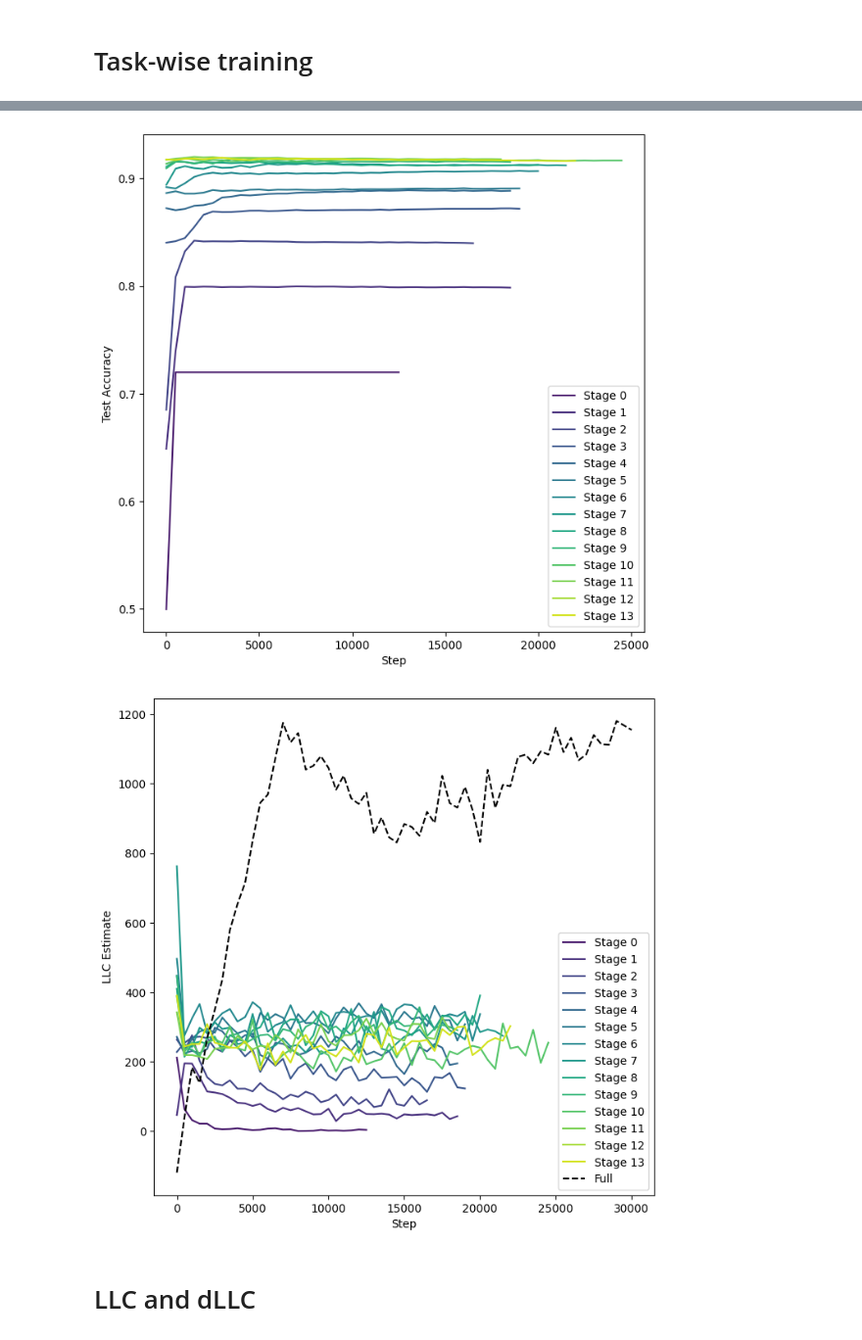
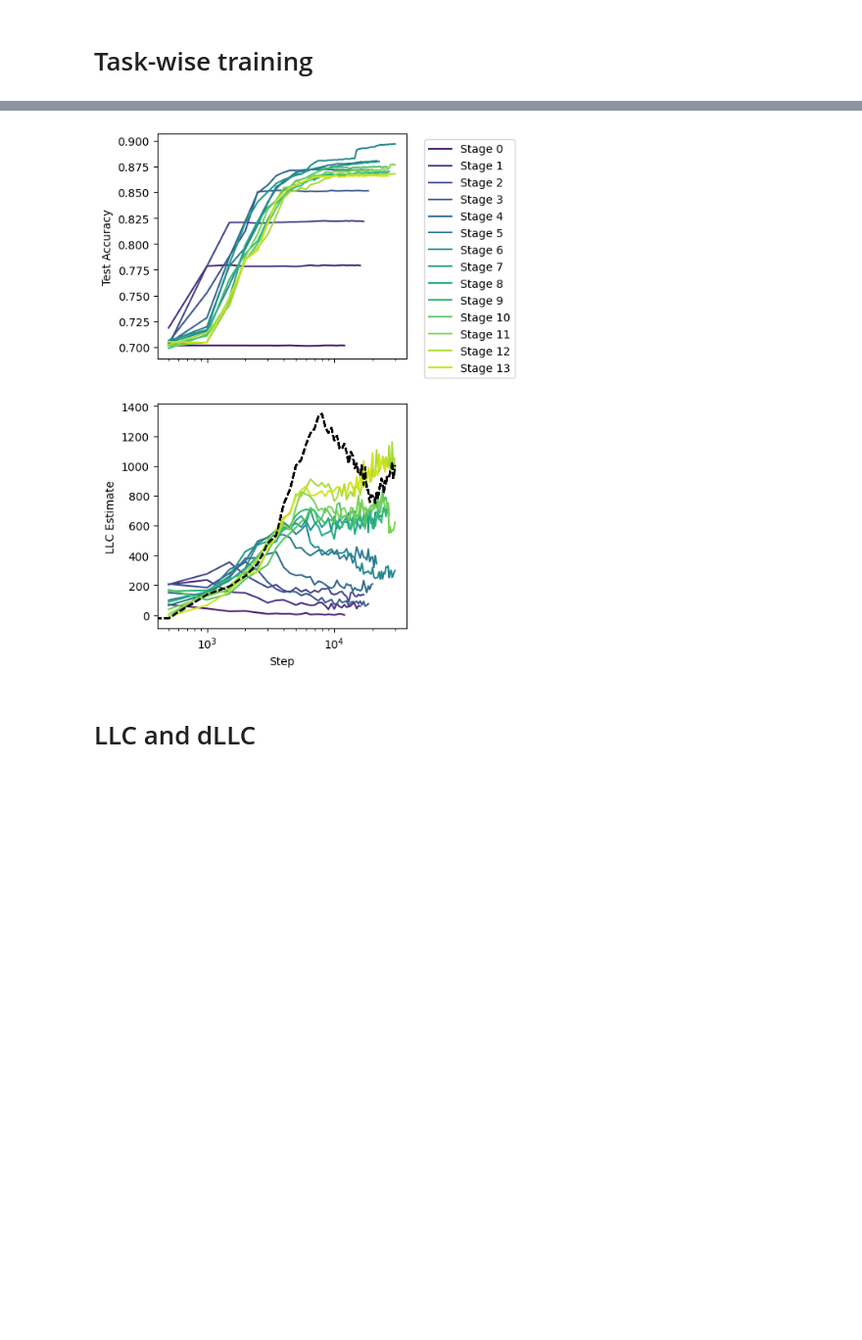
Before and after one commit to edmundlth/neural_network_stagewise_learning, a Jupyter notebook: multitask_sparse_parity.ipynb, the cells around one changed output, grey strips where cells are left out. Shown at 98% size. Saved outputs shown, nothing was run; the diff lists cells and outputs as text; code cells hidden in the pictures; blank space fills up the shorter version.

```diff
--- a/multitask_sparse_parity.ipynb
+++ b/multitask_sparse_parity.ipynb
@@ -242,7 +229,7 @@ while step < num_steps + extra_steps:
             )
             trace_start = min(int(burn_in_prop * len(loss_trace)), len(loss_trace) - 1)
             init_loss = loss_fn(param, x_train, y)
-            lambdahat = float(np.mean(loss_trace[trace_start:]) - init_loss) * num_train_samples * itemp
+            lambdahat = float(np.mean(loss_trace[trace_start:]) - init_loss) * num_training_samples * itemp
             rec.update(
                 {
                     "llc_est": float(lambdahat),
@@ -382,15 +369,9 @@ plt.hist(np.linalg.norm(model.apply(param, None, test_features).squeeze(), axis=
 # %% [markdown]
 # Task-wise training
 # %%
-early_stopping_epsilon = 1e-8
-num_stages = 15
-
-param_stage = param_init
-optimizer_stage = optax.adam(learning_rate)
-opt_state_stage = optimizer_stage.init(param_stage)
 
 stage_records = []
-for stage in range(1, num_stages):
+for stage in range(1, max_num_stages):
     task_ids = np.arange(stage).astype(int)
     stage_mask = (train_features[:, task_ids[0]] == 1)
 
@@ -400,9 +381,13 @@ for stage in range(1, num_stages):
     stage_labels = train_labels[stage_mask]
     print(stage_features.shape, stage_labels.shape)
 
+    # reinitialize parameter for each stage
+    param_stage = param_init
+    optimizer_stage = optax.adam(learning_rate)
+    opt_state_stage = optimizer_stage.init(param_stage)
 
     # Create data generator
-    rng_key, gen_key = jax.random.split(rng_key)
+    rngkey, gen_key = jax.random.split(rngkey)
     train_gen_stage = data_generator(stage_features, stage_labels, batch_size, gen_key)
 
     # Training loop
@@ -445,7 +430,7 @@ for stage in range(1, num_stages):
                 )
                 trace_start = min(int(burn_in_prop * len(loss_trace)), len(loss_trace) - 1)
                 init_loss = loss_fn(param_stage, x_train, y)
-                lambdahat = float(np.mean(loss_trace[trace_start:]) - init_loss) * num_train_samples * itemp
+                lambdahat = float(np.mean(loss_trace[trace_start:]) - init_loss) * num_training_samples * itemp
                 rec.update(
                     {
                         "llc_est": float(lambdahat),
@@ -487,25 +472,30 @@ Stage 14, Step  22000, Loss: 0.00000001, Test Acc: 0.92, llc_est: 302.60
 # %%
 num_to_plot = len(stage_records)
+
 with sns.color_palette("viridis", n_colors=num_to_plot):
-    fig, ax = plt.subplots(1, 1, figsize=(8, 8))
+    fig, axes = plt.subplots(2, 1, figsize=(4, 8), sharex=True)
+
     for stage, stage_rec in enumerate(stage_records[:num_to_plot]):
         df_stage = pd.DataFrame(stage_rec)
+        df_stage = df_stage[df_stage["step"] > 100]
+        ax = axes[0]
         ax.plot(df_stage["step"], df_stage["test_acc"], label=f"Stage {stage}")
-    ax.legend()
-    ax.set_xlabel("Step")
-    ax.set_ylabel("Test Accuracy")
+        ax.legend(bbox_to_anchor=(1.05, 1), loc='upper left')
+        # ax.set_xlabel("Step")
+        ax.set_ylabel("Test Accuracy")
 
-    fig, ax = plt.subplots(1, 1, figsize=(8, 8))
-    for stage, stage_rec in enumerate(stage_records[:num_to_plot]):
-        df_stage = pd.DataFrame(stage_rec)
+        ax = axes[1]
         ax.plot(df_stage["step"], df_stage["llc_est"], label=f"Stage {stage}")
-    ax.plot(df["step"], df["llc_est"], "k--", label="Full")
-    ax.legend()
-    ax.set_xlabel("Step")
-    ax.set_ylabel("LLC Estimate")
+        ax.plot(df["step"], df["llc_est"], "k--", label="Full")
+        # ax.legend(bbox_to_anchor=(1.05, 1), loc='upper left')
+        ax.set_xlabel("Step")
+        ax.set_ylabel("LLC Estimate")
+
+for ax in axes:
+    # ax.set_yscale("log")
+    ax.set_xscale("log")
 # %% [output]
-[figure, old version]
+[figure, new version]
-[figure, removed]
 # %% [markdown]
 # LLC and dLLC
 # %%
```
Also changed, not shown: parts of 11 cells of this notebook, 2 other files.
